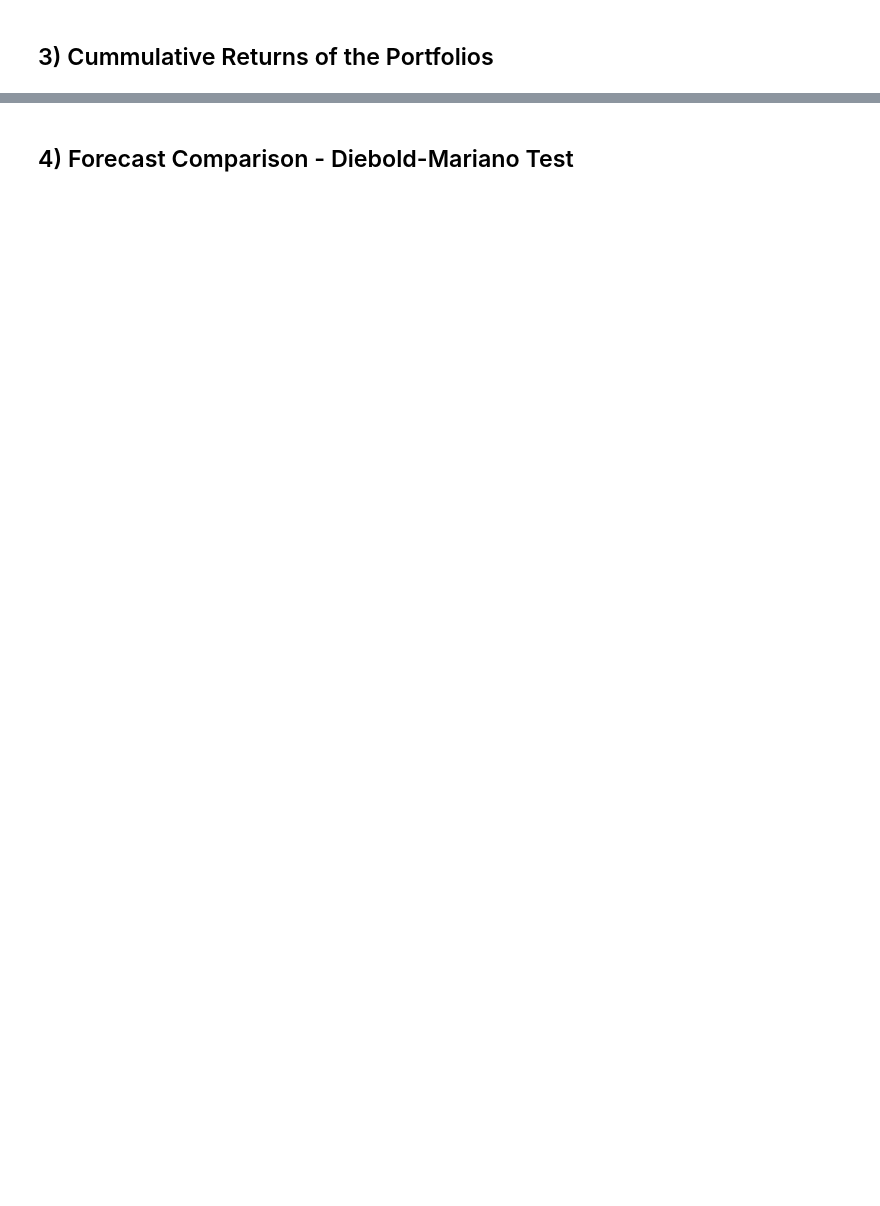
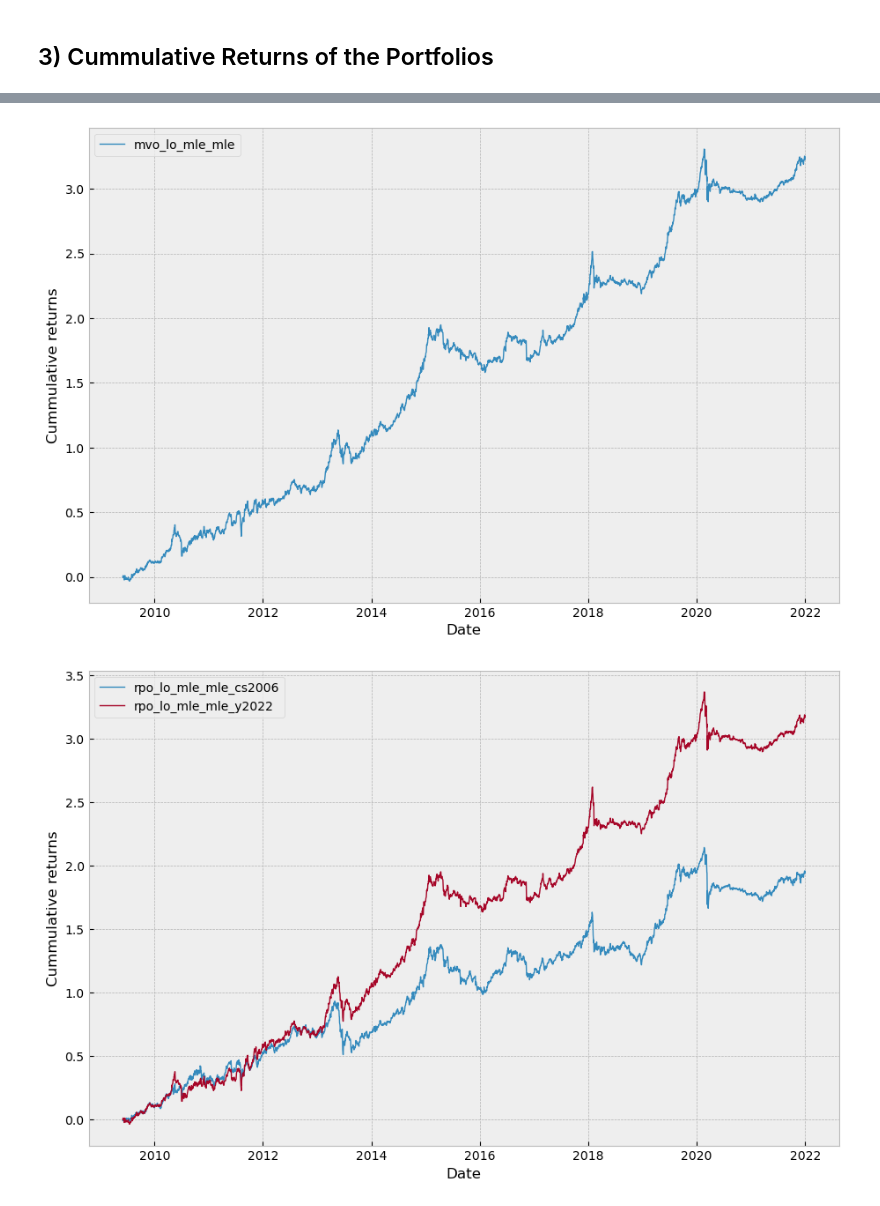
Before and after one commit to dcuoliveira/rpowbe, a Jupyter notebook: src/results_report_lo.ipynb, the cells around one changed output, grey strips where cells are left out. Saved outputs shown, nothing was run; the diff lists cells and outputs as text; code cells hidden in the pictures; blank space fills up the shorter version.

```diff
--- a/src/results_report_lo.ipynb
+++ b/src/results_report_lo.ipynb
@@ -255,2 +273,24 @@ plt.show()
-# %% [markdown]
-## 4) Forecast Comparison - Diebold-Mariano Test
+# %%
+for group in model_group:
+
+    pivot_df = all_summary_df.loc[all_summary_df["model"] == group].pivot_table(index="date", columns="id", values="pnl")
+    pivot_df.index = pd.to_datetime(pivot_df.index)
+
+    fig, ax = plt.subplots(figsize=(11, 7))
+    for colname in pivot_df.columns:
+
+        portfolio_returns = pivot_df[[colname]]
+        portfolio_vol = (portfolio_returns.rolling(window=252).std() * np.sqrt(252)).shift(1)
+        portfolio_returns_target = (portfolio_returns * (vol_target / portfolio_vol)).dropna()
+
+        cum_pnl_df = portfolio_returns_target.loc["2009-06-01":].cumsum().reset_index()
+        ax.plot(pd.to_datetime(cum_pnl_df['date']), cum_pnl_df[colname], label=colname)
+
+    plt.xlabel("Date")
+    plt.ylabel("Cummulative returns")
+    plt.legend(loc='best', fontsize=10)
+    fig.savefig(os.path.join(results_path, f"{group}_cummulative_returns_lo.png"), dpi=300)
+    plt.show()
+# %% [output]
+[figure, added]
+[figure, added]
```
Also changed, not shown: parts of 9 cells of this notebook, 41 other files.
